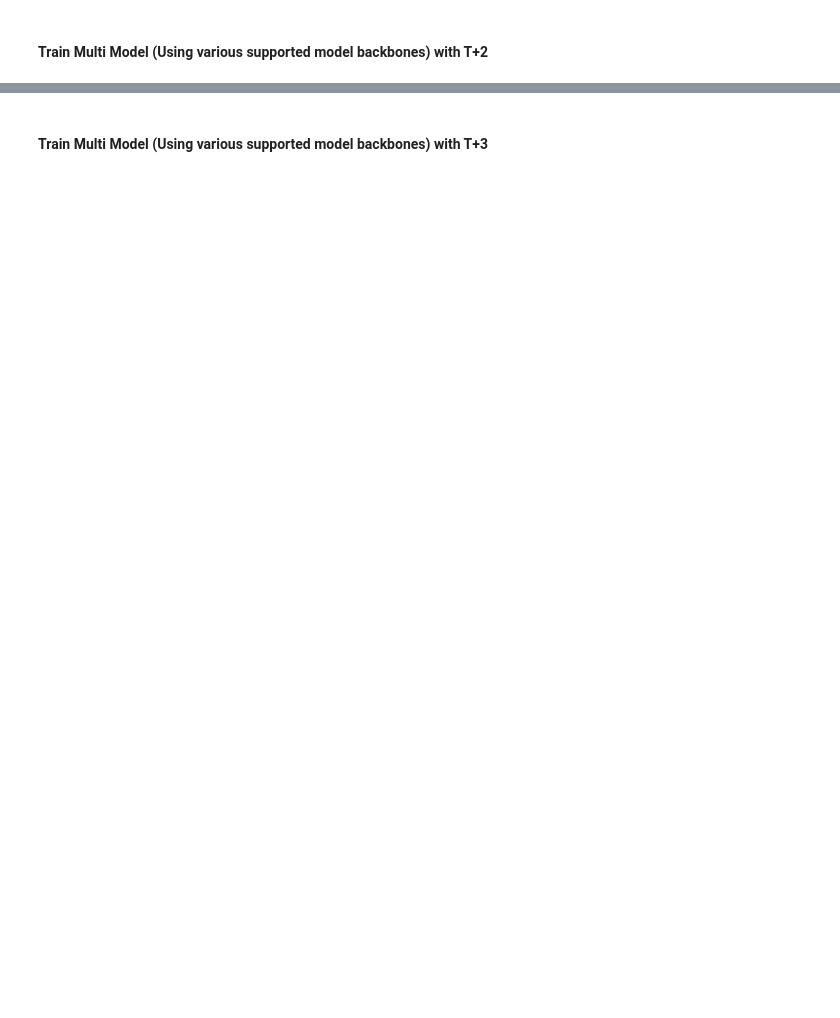
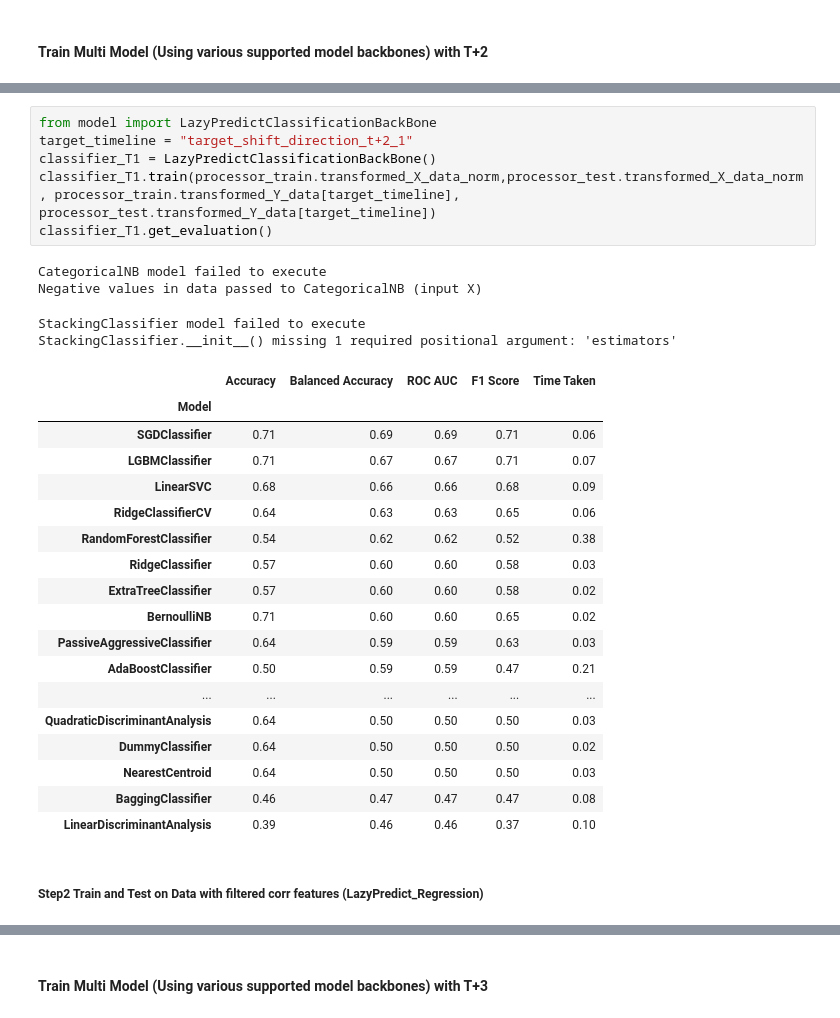
Before and after one commit to vincycode7/TaiyoAI_Domestic_Molding, a Jupyter notebook: exploratory_data_analysis.ipynb, the cells around one changed output, grey strips where cells are left out. Cells and saved outputs as stored; diff of their text form; blank space fills up the shorter version.

```diff
--- a/exploratory_data_analysis.ipynb
+++ b/exploratory_data_analysis.ipynb
@@ -109,0 +382,31 @@ processor.transformed_Y_data.head()
+# %%
+from model import LazyPredictClassificationBackBone
+target_timeline = "target_shift_direction_t+2_1"
+classifier_T1 = LazyPredictClassificationBackBone()
+classifier_T1.train(processor_train.transformed_X_data_norm,processor_test.transformed_X_data_norm, processor_train.transformed_Y_data[target_timeline], processor_test.transformed_Y_data[target_timeline])
+classifier_T1.get_evaluation()
+# %% [output]
+CategoricalNB model failed to execute
+Negative values in data passed to CategoricalNB (input X)
+StackingClassifier model failed to execute
+StackingClassifier.__init__() missing 1 required positional argument: 'estimators'
+|  | Accuracy | Balanced Accuracy | ROC AUC | F1 Score | Time Taken |
+| Model |  |  |  |  |  |
+| SGDClassifier | 0.71 | 0.69 | 0.69 | 0.71 | 0.06 |
+| LGBMClassifier | 0.71 | 0.67 | 0.67 | 0.71 | 0.07 |
+| LinearSVC | 0.68 | 0.66 | 0.66 | 0.68 | 0.09 |
+| RidgeClassifierCV | 0.64 | 0.63 | 0.63 | 0.65 | 0.06 |
+| RandomForestClassifier | 0.54 | 0.62 | 0.62 | 0.52 | 0.38 |
+| RidgeClassifier | 0.57 | 0.60 | 0.60 | 0.58 | 0.03 |
+| ExtraTreeClassifier | 0.57 | 0.60 | 0.60 | 0.58 | 0.02 |
+| BernoulliNB | 0.71 | 0.60 | 0.60 | 0.65 | 0.02 |
+| PassiveAggressiveClassifier | 0.64 | 0.59 | 0.59 | 0.63 | 0.03 |
+| AdaBoostClassifier | 0.50 | 0.59 | 0.59 | 0.47 | 0.21 |
+| ... | ... | ... | ... | ... | ... |
+| QuadraticDiscriminantAnalysis | 0.64 | 0.50 | 0.50 | 0.50 | 0.03 |
+| DummyClassifier | 0.64 | 0.50 | 0.50 | 0.50 | 0.02 |
+| NearestCentroid | 0.64 | 0.50 | 0.50 | 0.50 | 0.03 |
+| BaggingClassifier | 0.46 | 0.47 | 0.47 | 0.47 | 0.08 |
+| LinearDiscriminantAnalysis | 0.39 | 0.46 | 0.46 | 0.37 | 0.10 |
+# %% [markdown]
+##### Step2 Train and Test on Data with filtered corr features (LazyPredict_Regression)
```
Also changed, not shown: parts of 78 cells of this notebook, 20 other files.
